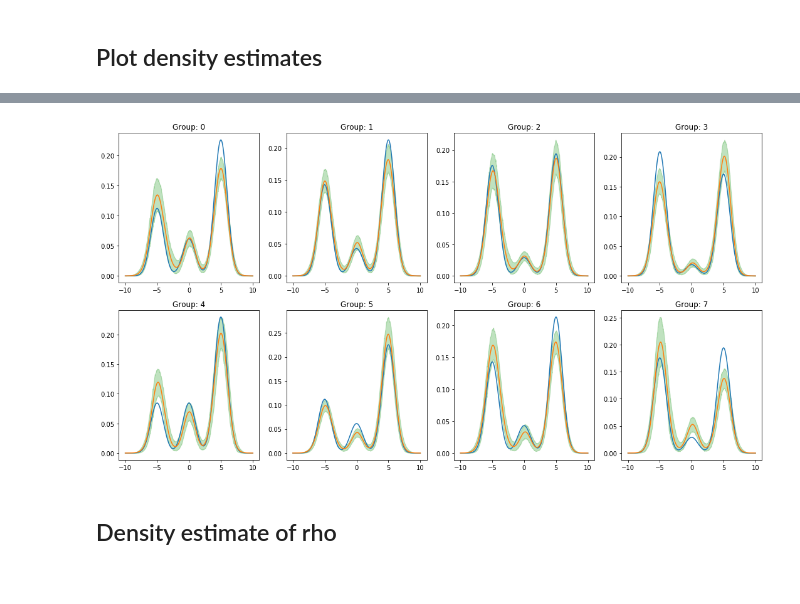
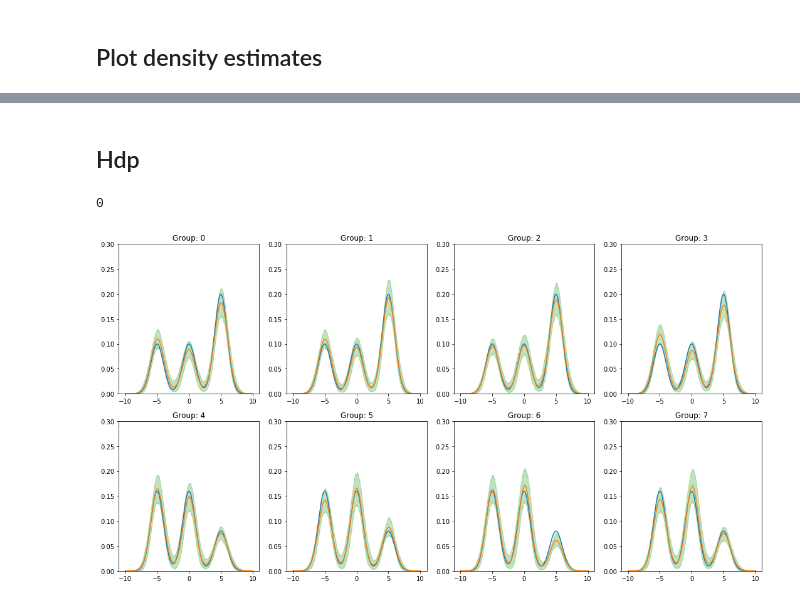
Before and after one commit to mberaha/spatial_mixtures, a Jupyter notebook: notebooks/Simulation Study.ipynb, the cells around one changed output, grey strips where cells are left out. Saved outputs shown, nothing was run; the diff lists cells and outputs as text; code cells hidden in the pictures.

```diff
--- a/notebooks/Simulation Study.ipynb
+++ b/notebooks/Simulation Study.ipynb
@@ -98,0 +159,20 @@ df = pd.read_csv("data/simulated_data1.csv")
+# %%
+xgrid = np.linspace(-10, 10, 1000)
+dens = estimateDensities(chains, xgrid)
+# %%
+fig, axes = plt.subplots(nrows=2, ncols=4, figsize=(15, 8))
+axes = axes.flat
+
+for g in range(8):
+    axes[g].plot(xgrid,
+                 weights[g][0] * norm.pdf(xgrid, -5, 1.0) +
+                 weights[g][1] * norm.pdf(xgrid, 0.0, 1.0) +
+                 weights[g][2] * norm.pdf(xgrid, 5.0, 1.0))
+    axes[g].plot(xgrid, np.mean(dens[g], 0))
+    axes[g].set_ylim([0, 0.3])
+    intervals = np.array([pm.stats.hpd(dens[g][:, i], 0.05) for i in range(dens[g].shape[1])])
+    axes[g].fill_between(xgrid, intervals[:, 0], intervals[:, 1], alpha=0.3, color=current_palette[2])
+    axes[g].set_title("Group: {0}".format(g))
+    sns.kdeplot(datas[g], ax=axes[g], color=current_palette[3])
+
+plt.tight_layout()
@@ -99,27 +233,34 @@ df = pd.read_csv("data/simulated_data1.csv")
+# %% [markdown]
+## Hdp
+# %%
+subprocess.call(
+    "./spatial_mix/run_hdp_from_file.out"
+    " data/simulated_data2.csv"
+    " data/chains_hdp_simulated2.recordio".split())
+# %% [output]
+0
 # %%
-chains = loadChains("data/chains_simulated1.recordio")
+hdpChains = loadChains("data/chains_hdp_simulated2.recordio", HdpState)
 # %%
 xgrid = np.linspace(-10, 10, 1000)
-
-dens = estimateDensities(chains, xgrid)
+densHdp = hdp_utils.estimateDensities(hdpChains, xgrid)
 # %%
 fig, axes = plt.subplots(nrows=2, ncols=4, figsize=(15, 8))
 axes = axes.flat
 
 for g in range(8):
     axes[g].plot(xgrid,
                  weights[g][0] * norm.pdf(xgrid, -5, 1.0) +
                  weights[g][1] * norm.pdf(xgrid, 0.0, 1.0) +
                  weights[g][2] * norm.pdf(xgrid, 5.0, 1.0))
     obs = df[df["group"] == g]["data"].values
     # sns.kdeplot(obs, ax=axes[g])
+    axes[g].set_ylim([0, 0.3])
     axes[g].plot(xgrid, np.mean(dens[g], 0))
-    intervals = np.array([pm.stats.hpd(dens[g][:, i], 0.05) for i in range(dens[g].shape[1])])
+    intervals = np.array([pm.stats.hpd(densHdp[g][:, i], 0.05) for i in range(densHdp[g].shape[1])])
     axes[g].fill_between(xgrid, intervals[:, 0], intervals[:, 1], alpha=0.3, color=current_palette[2])
     axes[g].set_title("Group: {0}".format(g))
 
 plt.tight_layout()
 # %% [output]
-[figure, old version]
+[figure, new version]
-# %% [markdown]
-## Density estimate of rho
```
Also changed, not shown: parts of 24 cells of this notebook, 10 other files.
